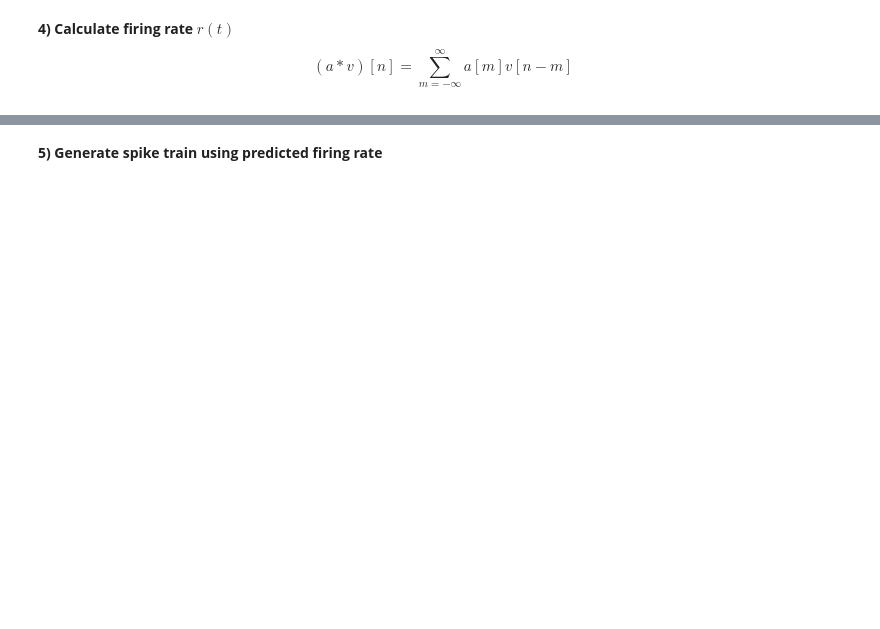
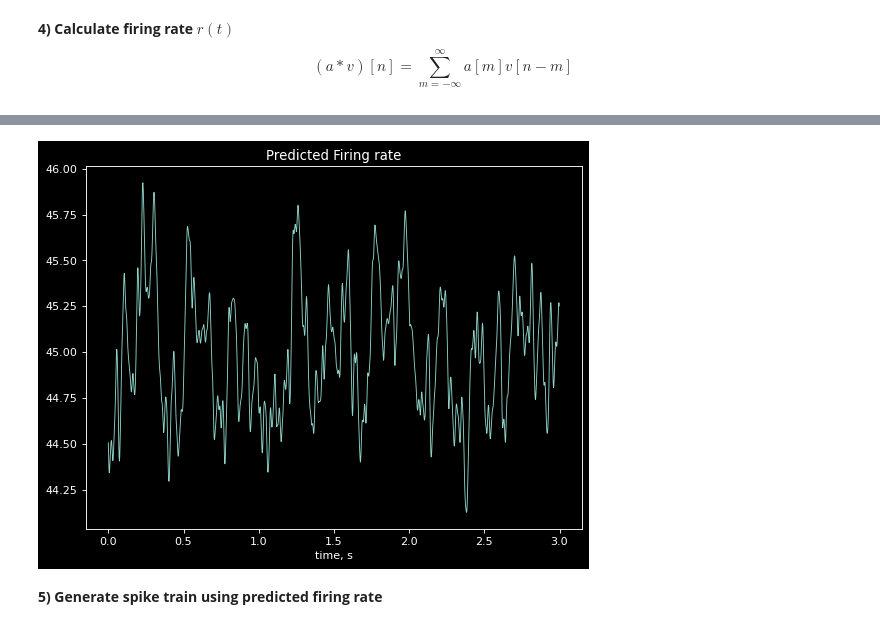
Before and after one commit to platycristate/computational-neuroscience, a Jupyter notebook: chapter2/C2.ipynb, the cells around one changed output, grey strips where cells are left out. Cells and saved outputs as stored; diff of their text form; code cells hidden in the pictures; blank space fills up the shorter version.

```diff
--- a/chapter2/C2.ipynb
+++ b/chapter2/C2.ipynb
@@ -141,7 +138,7 @@ stim, K = stim.flatten(), K.flatten()
 r0 = 45
 r = r0 + np.convolve(K, np.concatenate((stim[-K.size+1:], stim)), mode='valid') * Δt
 fig, ax = plt.subplots(figsize=(8, 6));
-ax.plot(time, r, label='stimulus');
+ax.plot(time[0:1500], r[0:1500], label='stimulus');
 ax.set_title('Predicted Firing rate');
 ax.set(xlabel='time, s');
 # %% [output]
@@ -150,3 +145,4 @@ ax.set(xlabel='time, s');
+[figure, added]
 # %% [markdown]
 **5) Generate spike train using predicted firing rate**
 # %%
```
Also changed, not shown: parts of 21 cells of this notebook, 4 other files.
